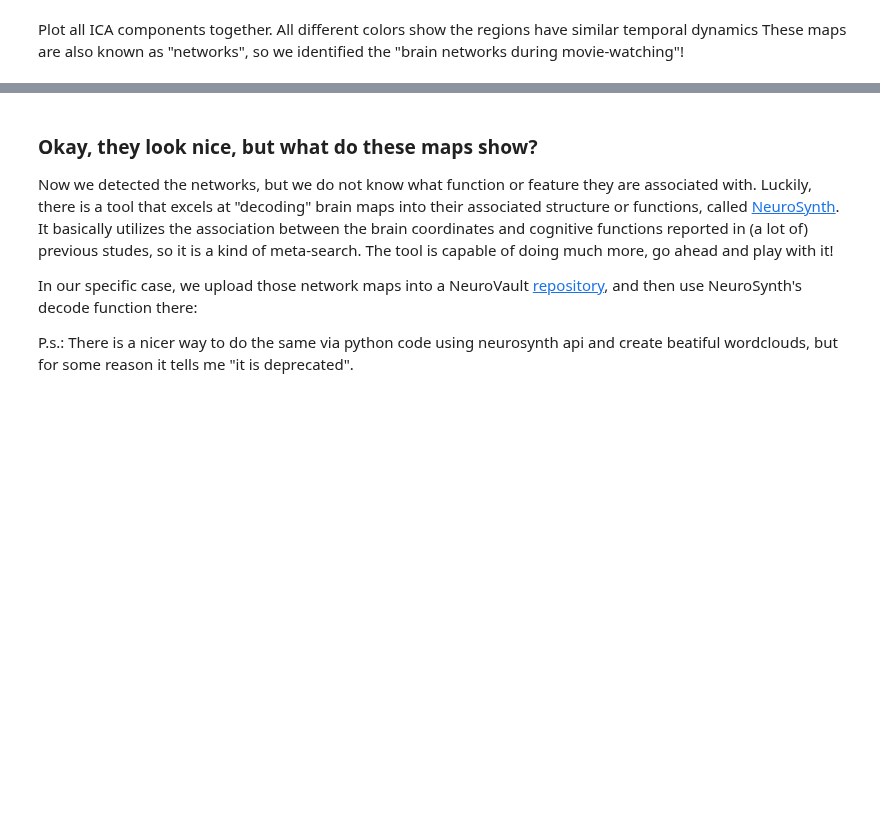
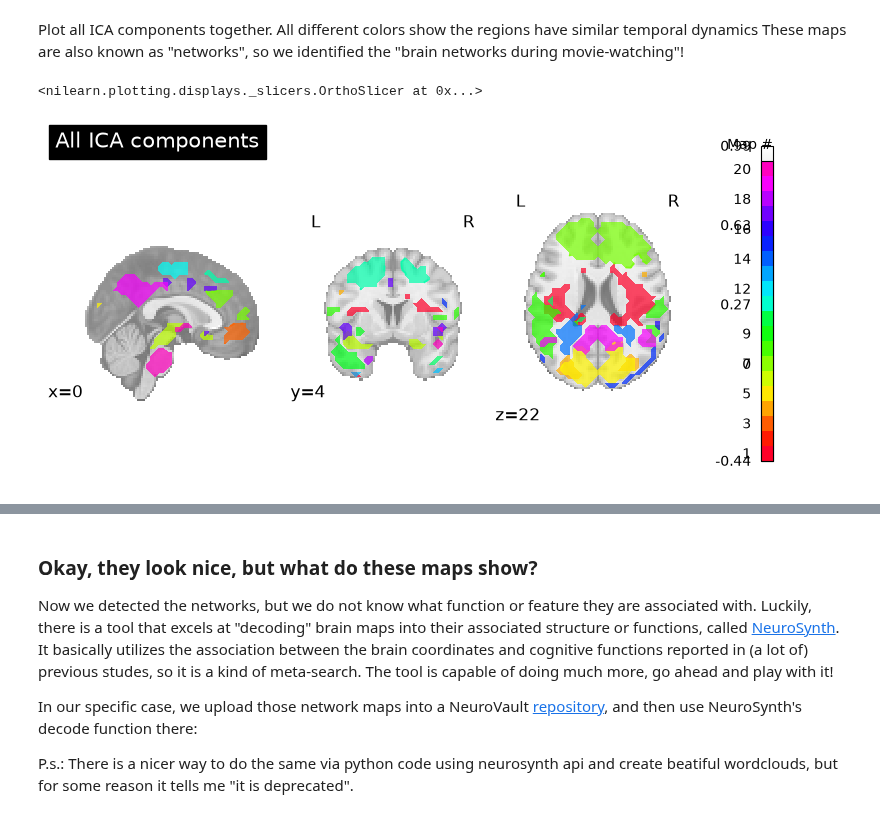
Before and after one commit to alecrimi/ML4Neuro, a Jupyter notebook: Lab-3_ICA-and-PCA-for-brain-networks/Lab-3_ICA-and-PCA-for-brain-networks.ipynb, the cells around one changed output, grey strips where cells are left out. Saved outputs shown, nothing was run; the diff lists cells and outputs as text; code cells hidden in the pictures; blank space fills up the shorter version.

```diff
--- a/Lab-3_ICA-and-PCA-for-brain-networks/Lab-3_ICA-and-PCA-for-brain-networks.ipynb
+++ b/Lab-3_ICA-and-PCA-for-brain-networks/Lab-3_ICA-and-PCA-for-brain-networks.ipynb
@@ -145,7 +132,10 @@ _____________________________________________fastica cache loaded - 0.0s, 0.0min
 Plot all ICA components together. All different colors show the regions have similar temporal dynamics
 These maps are also known as "networks", so we identified the "brain networks during movie-watching"!
 # %%
-plot_prob_atlas(canica_components_img, title="All ICA components", draw_cross=True)
+plot_prob_atlas(canica_components_img, title="All ICA components", draw_cross=False)
+# %% [output]
+<nilearn.plotting.displays._slicers.OrthoSlicer at 0x...>
+[figure, added]
 # %%
 # 70% of the variance is explained by these networks. This is good!
 # The rest can be missing due to factors such as small sample size,
```
Also changed, not shown: parts of 7 cells of this notebook.
